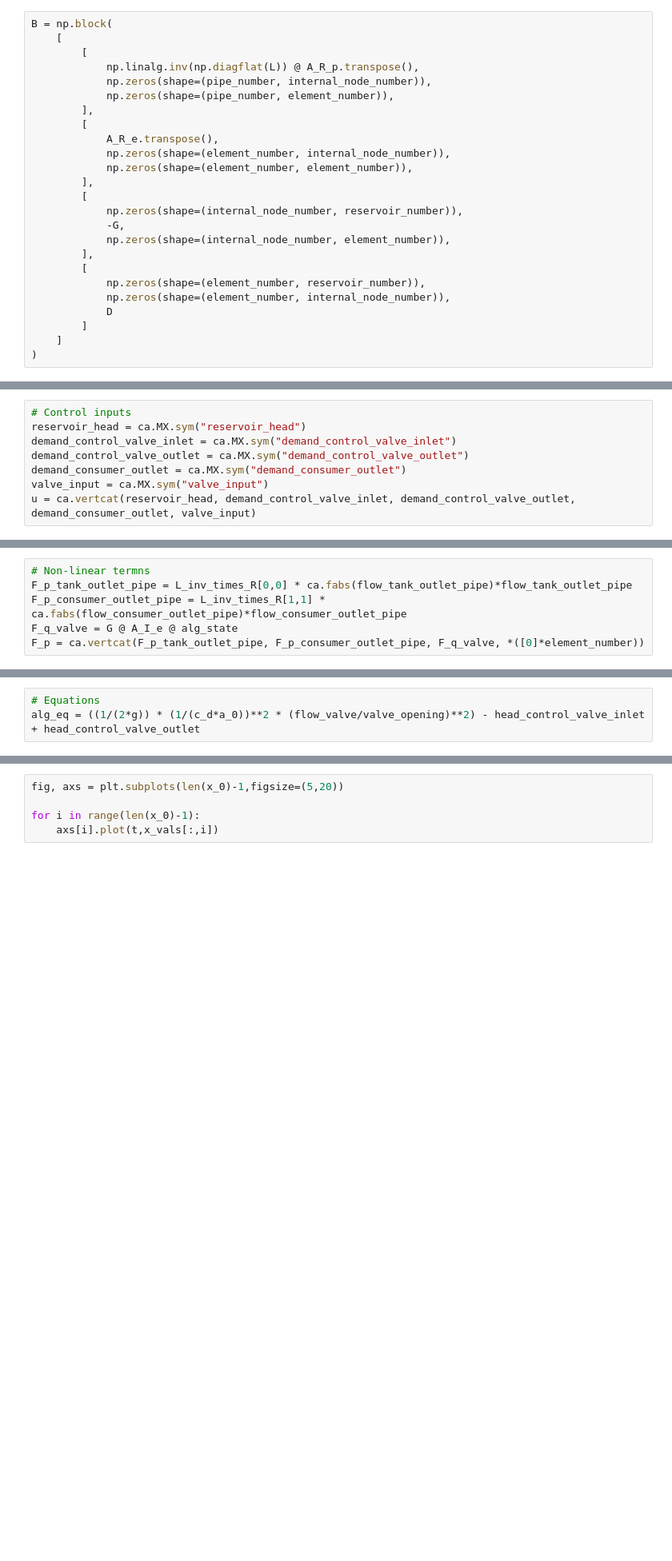
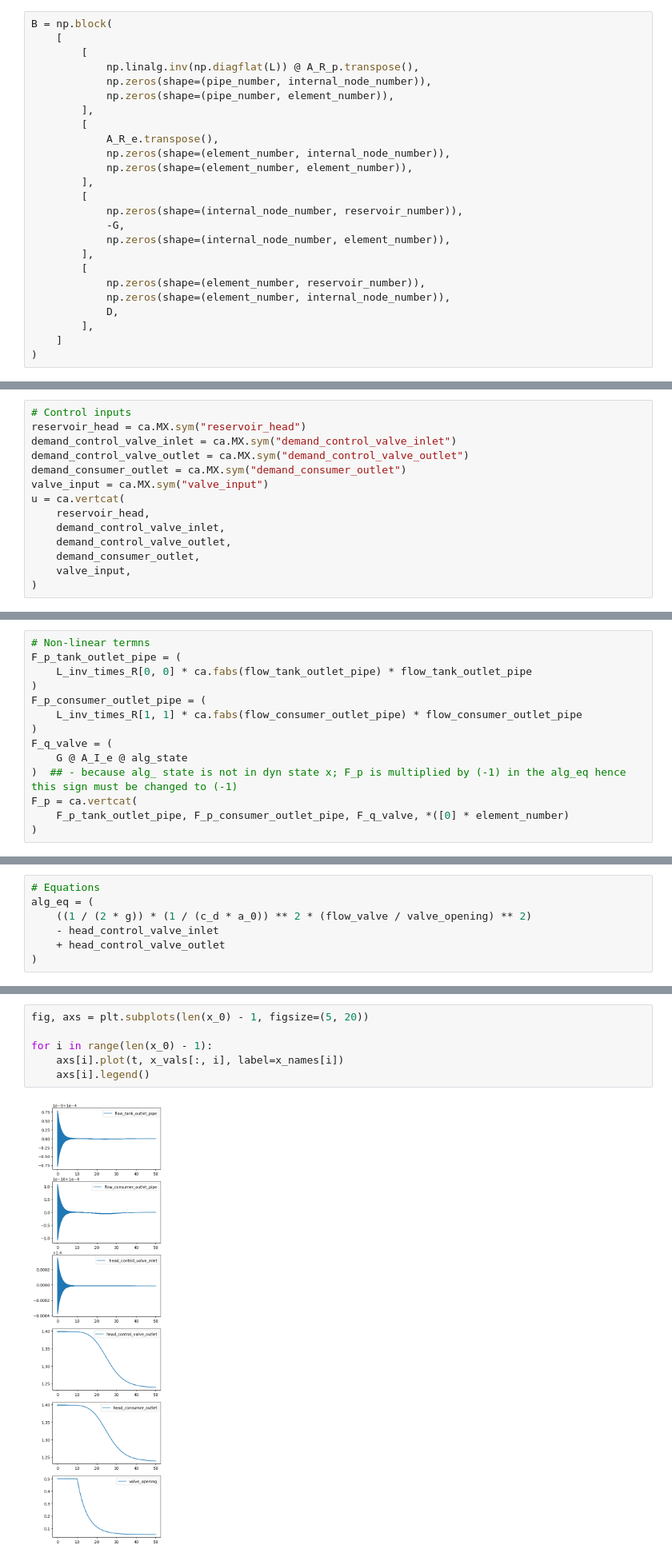
Before and after one commit to fluid-systems/test-rig-control-model, a Jupyter notebook: notebooks/consumer_flow_valve.ipynb, the cells around one changed output, grey strips where cells are left out. Shown at 80% size. Saved outputs shown, nothing was run; the diff lists cells and outputs as text; blank space fills up the shorter version.

Commit message:
fixed pump and valve nbs

```diff
--- a/notebooks/consumer_flow_valve.ipynb
+++ b/notebooks/consumer_flow_valve.ipynb
@@ -240,8 +324,8 @@ B = np.block(
         [
             np.zeros(shape=(element_number, reservoir_number)),
             np.zeros(shape=(element_number, internal_node_number)),
-            D
-        ]
+            D,
+        ],
     ]
 )
 # %%
@@ -372,5 +479,11 @@ demand_control_valve_inlet = ca.MX.sym("demand_control_valve_inlet")
 demand_control_valve_outlet = ca.MX.sym("demand_control_valve_outlet")
 demand_consumer_outlet = ca.MX.sym("demand_consumer_outlet")
 valve_input = ca.MX.sym("valve_input")
-u = ca.vertcat(reservoir_head, demand_control_valve_inlet, demand_control_valve_outlet, demand_consumer_outlet, valve_input)
+u = ca.vertcat(
+    reservoir_head,
+    demand_control_valve_inlet,
+    demand_control_valve_outlet,
+    demand_consumer_outlet,
+    valve_input,
+)
 # %%
@@ -388,7 +501,15 @@ pipe_flows = ca.vertcat(flow_tank_outlet_pipe, flow_consumer_outlet_pipe)
 L_inv_times_R = np.linalg.inv(np.diagflat(L)) @ np.diagflat(R)
 # %%
 # Non-linear termns
-F_p_tank_outlet_pipe = L_inv_times_R[0,0] * ca.fabs(flow_tank_outlet_pipe)*flow_tank_outlet_pipe
-F_p_consumer_outlet_pipe = L_inv_times_R[1,1] * ca.fabs(flow_consumer_outlet_pipe)*flow_consumer_outlet_pipe
-F_q_valve = G @ A_I_e @ alg_state
-F_p = ca.vertcat(F_p_tank_outlet_pipe, F_p_consumer_outlet_pipe, F_q_valve, *([0]*element_number))
+F_p_tank_outlet_pipe = (
+    L_inv_times_R[0, 0] * ca.fabs(flow_tank_outlet_pipe) * flow_tank_outlet_pipe
+)
+F_p_consumer_outlet_pipe = (
+    L_inv_times_R[1, 1] * ca.fabs(flow_consumer_outlet_pipe) * flow_consumer_outlet_pipe
+)
+F_q_valve = (
+    G @ A_I_e @ alg_state
+)  ## - because alg_ state is not in dyn state x; F_p is multiplied by (-1) in the alg_eq hence this sign must be changed to (-1)
+F_p = ca.vertcat(
+    F_p_tank_outlet_pipe, F_p_consumer_outlet_pipe, F_q_valve, *([0] * element_number)
+)
@@ -395,5 +520,9 @@ F_p = ca.vertcat(F_p_tank_outlet_pipe, F_p_consumer_outlet_pipe, F_q_valve, *([0
 # %%
 # Equations
-alg_eq = ((1/(2*g)) * (1/(c_d*a_0))**2 * (flow_valve/valve_opening)**2) - head_control_valve_inlet + head_control_valve_outlet
+alg_eq = (
+    ((1 / (2 * g)) * (1 / (c_d * a_0)) ** 2 * (flow_valve / valve_opening) ** 2)
+    - head_control_valve_inlet
+    + head_control_valve_outlet
+)
 # %%
 x_dot = A_dyn @ x + B_dyn @ u - F_p
@@ -440,6 +593,9 @@ for i in range(len(t)-1):
 # %%
-fig, axs = plt.subplots(len(x_0)-1,figsize=(5,20))
+fig, axs = plt.subplots(len(x_0) - 1, figsize=(5, 20))
 
-for i in range(len(x_0)-1):
-    axs[i].plot(t,x_vals[:,i])
+for i in range(len(x_0) - 1):
+    axs[i].plot(t, x_vals[:, i], label=x_names[i])
+    axs[i].legend()
+# %% [output]
+[figure, added]
 # %%
```
Also changed, not shown: parts of 50 cells of this notebook, 3 other files.
